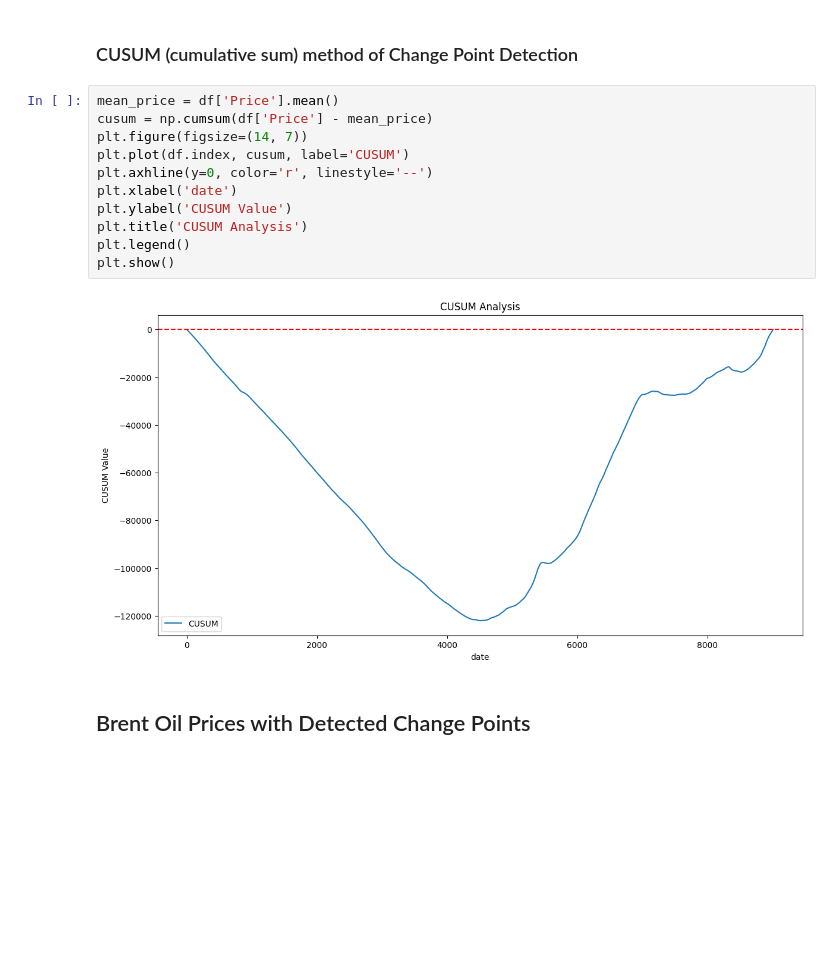
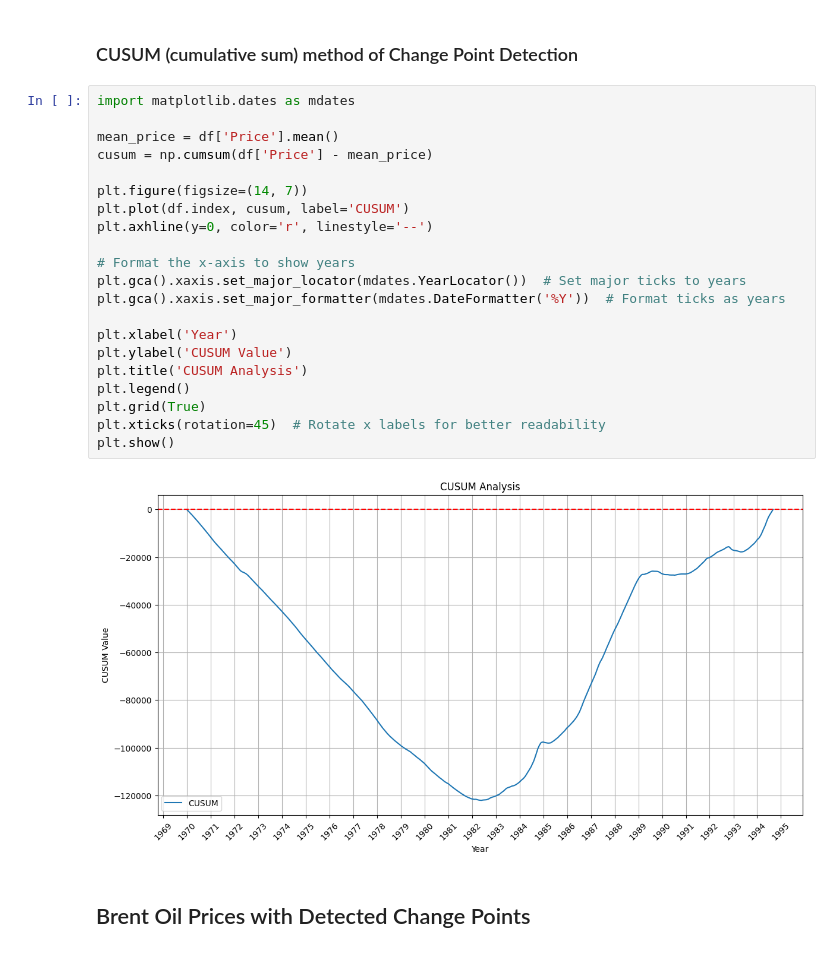
Before and after one commit to DegaregeN/Time-series-data-modeling-, a Jupyter notebook: notebooks/02-exploratory-data-analysis.ipynb, the cells around one changed output. Cells and saved outputs as stored; diff of their text form; blank space fills up the shorter version.

```diff
--- a/notebooks/02-exploratory-data-analysis.ipynb
+++ b/notebooks/02-exploratory-data-analysis.ipynb
@@ -89,18 +89,28 @@ plt.show()
 # %% [markdown]
 ### CUSUM (cumulative sum) method of Change Point Detection
 # %%
+import matplotlib.dates as mdates
+
 mean_price = df['Price'].mean()
 cusum = np.cumsum(df['Price'] - mean_price)
+
 plt.figure(figsize=(14, 7))
 plt.plot(df.index, cusum, label='CUSUM')
 plt.axhline(y=0, color='r', linestyle='--')
-plt.xlabel('date')
+
+# Format the x-axis to show years
+plt.gca().xaxis.set_major_locator(mdates.YearLocator())  # Set major ticks to years
+plt.gca().xaxis.set_major_formatter(mdates.DateFormatter('%Y'))  # Format ticks as years
+
+plt.xlabel('Year')
 plt.ylabel('CUSUM Value')
 plt.title('CUSUM Analysis')
 plt.legend()
+plt.grid(True)
+plt.xticks(rotation=45)  # Rotate x labels for better readability
 plt.show()
 # %% [output]
-[figure, old version]
+[figure, new version]
 # %% [markdown]
 ## Brent Oil Prices with Detected Change Points
 # %%
```
Also changed, not shown: parts of 1 cell of this notebook.
